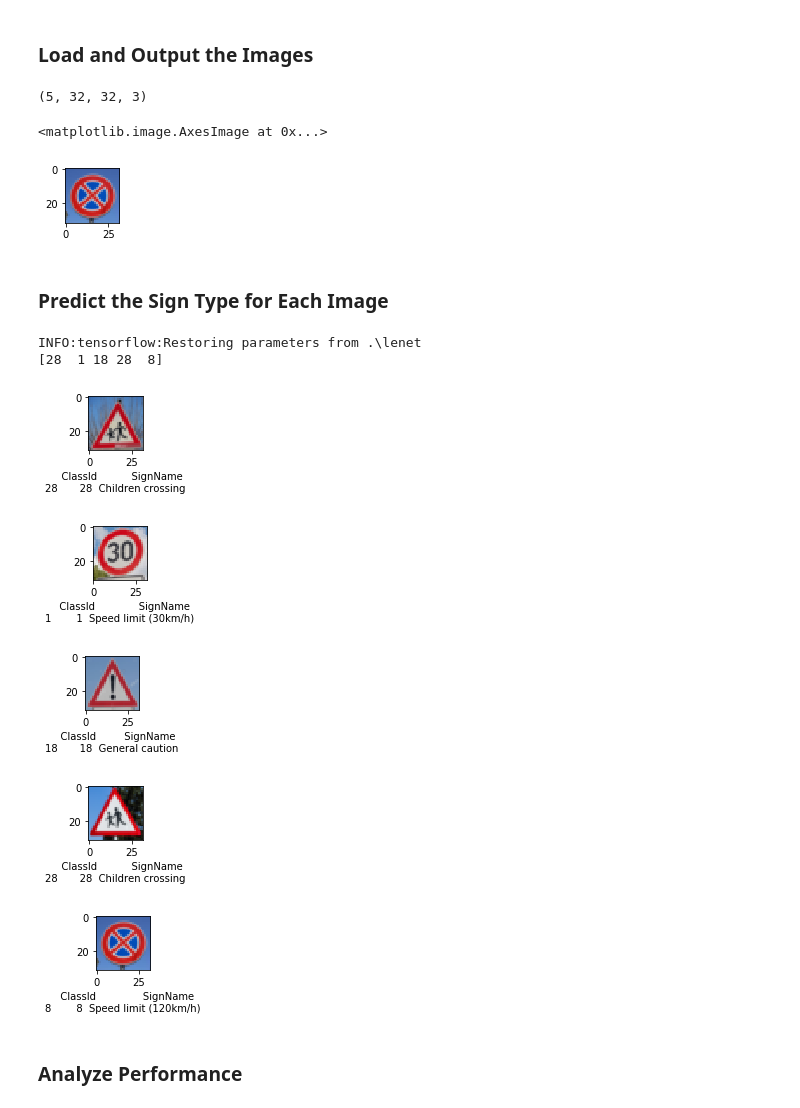
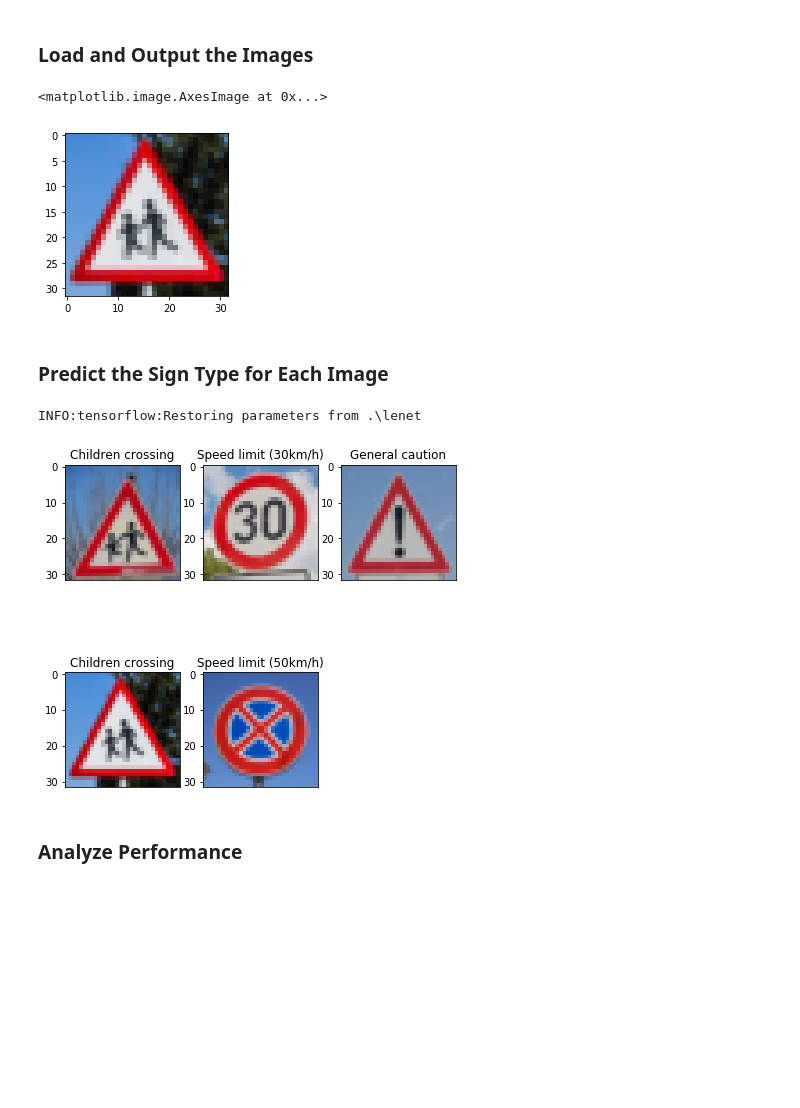
Before and after one commit to sankalpdayal/carnd_term1_p2, a Jupyter notebook: Traffic_Sign_Classifier.ipynb, the cells around one changed output. Saved outputs shown, nothing was run; the diff lists cells and outputs as text; code cells hidden in the pictures; blank space fills up the shorter version.

```diff
--- a/Traffic_Sign_Classifier.ipynb
+++ b/Traffic_Sign_Classifier.ipynb
@@ -204,0 +231,20 @@ def random_brightness(img):
+# %%
+color_image = X_valid_in[13,:]
+gray_img = np.sum(color_image/3, axis=2, keepdims=True)
+new_img = random_translate(random_scaling(random_warp(random_brightness(gray_img))))
+
+fig = plt.figure(figsize=(8,8))
+a = fig.add_subplot(1,3,1)
+a.set_title('color_image')
+plt.tick_params(axis='both',which='both',bottom='off',top='off',labelbottom='off')
+plt.imshow(color_image)
+
+a = fig.add_subplot(1,3,2)
+a.set_title('gray_img')
+plt.tick_params(axis='both',which='both',bottom='off',top='off',labelbottom='off')
+plt.imshow(gray_img.squeeze(),cmap='gray')
+
+a = fig.add_subplot(1,3,3)
+a.set_title('new_img')
+plt.tick_params(axis='both',which='both',bottom='off',top='off',labelbottom='off')
+plt.imshow(new_img.squeeze(),cmap='gray')
@@ -313,7 +391,7 @@ conv2_out = tf.nn.relu(conv2_out)
 conv2_out = tf.nn.max_pool(conv2_out,[1,2,2,1],[1,2,2,1],padding = 'VALID')
 
 #Layer 3:Blow up the features more
-#Convolutional.Input = 7x7x64. Output = 1x1x400.
+#Convolutional.Input = 5x5x16. Output = 1x1x400.
 conv3_W = tf.Variable(tf.truncated_normal(shape=(5, 5, 16, 400), mean = mu, stddev = sigma))
 conv3_b = tf.Variable(tf.zeros(400))
 conv3_out = tf.nn.conv2d(conv2_out, conv3_W, strides=[1, 1, 1, 1], padding='VALID')
@@ -354,10 +432,10 @@ fc2_output = tf.nn.relu(fc2_output)
 # Regularization
 fc2_output = tf.nn.dropout(fc2_output,0.5)
 
-#Layer 5: Fully Connected. Input = 800. Output = 43.
-fc3_W = tf.Variable(tf.truncated_normal(shape=(800, 43), mean = mu, stddev = sigma))
+#Layer 5: Fully Connected. Input = 512. Output = 43.
+fc3_W = tf.Variable(tf.truncated_normal(shape=(512, 43), mean = mu, stddev = sigma))
 fc3_b = tf.Variable(tf.zeros(43))
-fc3_output   = tf.matmul(flat_layer, fc3_W) + fc3_b
+fc3_output   = tf.matmul(fc2_output, fc3_W) + fc3_b
 
 logits = fc3_output
 # %% [markdown]
@@ -472,46 +554,41 @@ web_test_data[2,:,:,:] = misc.imresize(misc.imread("traffic-signs-images-web/Ima
 web_test_data[3,:,:,:] = misc.imresize(misc.imread("traffic-signs-images-web/ImageCropped4.png"),[32,32])
 web_test_data[4,:,:,:] = misc.imresize(misc.imread("traffic-signs-images-web/ImageCropped5.png"),[32,32])
 
-print(web_test_data.shape)
-plt.figure(figsize=(1,1))
-plt.imshow(web_test_data[4,:,:,:])
+plt.figure(figsize=(3,3))
+plt.imshow(web_test_data[3,:,:,:])
 # %% [output]
-(5, 32, 32, 3)
+<matplotlib.image.AxesImage at 0x...>
-<matplotlib.image.AxesImage at 0x...>
-[figure, old version]
+[figure, new version]
 # %% [markdown]
 ### Predict the Sign Type for Each Image
 # %%
 ### Run the predictions here and use the model to output the prediction for each image.
 ### Make sure to pre-process the images with the same pre-processing pipeline used earlier.
 ### Feel free to use as many code cells as needed.
 
 #Convert to grayscale
 web_test_data_norm = np.sum(web_test_data/3, axis=3, keepdims=True)
 
 web_test_data_norm = (web_test_data_norm-128.0)/128.0
 web_test_data_norm = web_test_data_norm.astype('float32')
 
+probability = tf.nn.softmax(logits)
 with tf.Session() as sess:
     saver.restore(sess, tf.train.latest_checkpoint('.'))
-    prob = sess.run(logits, feed_dict={features: web_test_data_norm})
+    prob = sess.run(probability, feed_dict={features: web_test_data_norm})
 
 data=pd.read_csv('signnames.csv')
 index_class = np.argmax(prob, 1)
-print(index_class)
 
+fig = plt.figure(figsize=(7,7))
 for i in range(0,5):
-    plt.figure(figsize=(1,1))
+    a = fig.add_subplot(2,3,i+1)
+    a.set_title(data.get_value(index_class[i],'SignName'))
+    plt.tick_params(axis='both',which='both',bottom='off',top='off',labelbottom='off')
     plt.imshow(web_test_data[i,:,:,:])
-    plt.xlabel(data[data['ClassId'] == index_class[i]])
 # %% [output]
 INFO:tensorflow:Restoring parameters from .\lenet
-[28  1 18 28  8]
-[figure, old version]
+[figure, new version]
-[figure, removed]
-[figure, removed]
-[figure, removed]
-[figure, removed]
 # %% [markdown]
 ### Analyze Performance
 # %%
```
Also changed, not shown: parts of 24 cells of this notebook, 7 other files.
